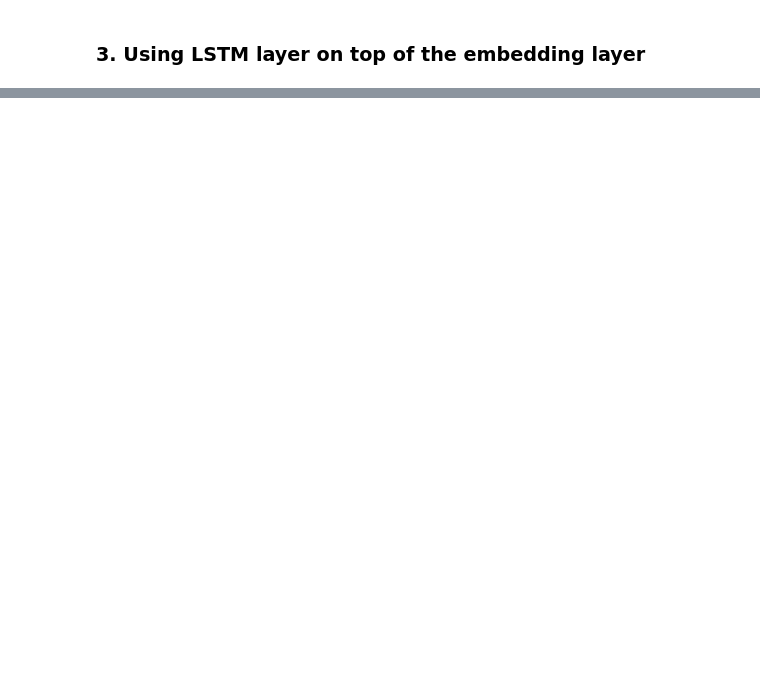
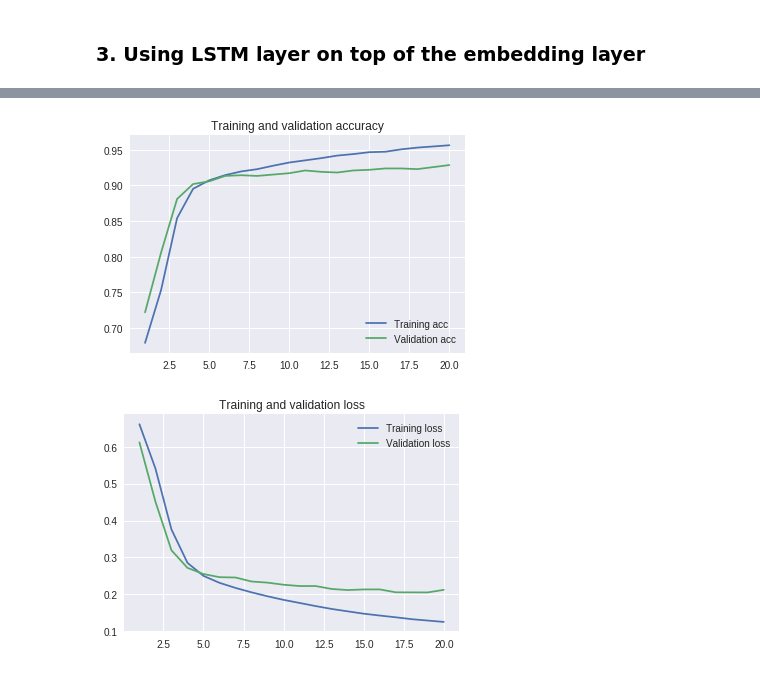
Before and after one commit to iamdsc/humor_detection, a Jupyter notebook: humor_detection_with_dl.ipynb, the cells around one changed output, grey strips where cells are left out. Cells and saved outputs as stored; diff of their text form; code cells hidden in the pictures; blank space fills up the shorter version.

```diff
--- a/humor_detection_with_dl.ipynb
+++ b/humor_detection_with_dl.ipynb
@@ -376,0 +380,16 @@ plot_result(history)
+# %%
+from keras.layers import Conv1D, MaxPooling1D, GlobalMaxPooling1D
+from keras.optimizers import RMSprop
+
+model = Sequential()
+model.add(Embedding(max_words, embedding_dim, input_length=maxlen))
+
+model.add(Conv1D(32, 7, activation='relu'))
+model.add(MaxPooling1D(5))
+
+model.add(Conv1D(32, 7, activation='relu'))
+model.add(GlobalMaxPooling1D())
+
+model.add(Dense(1, activation='sigmoid'))
+
+model.summary()
@@ -376,0 +416,4 @@ plot_result(history)
+# %%
+# train the model
+model.compile(optimizer=RMSprop(lr=1e-4), loss='binary_crossentropy', metrics=['acc'])
+history = model.fit(data, labels, epochs=20, batch_size=32, validation_split=0.1)
@@ -376,0 +438,6 @@ plot_result(history)
+# %%
+# plot the results
+plot_result(history)
+# %% [output]
+[figure, added]
+[figure, added]
```
Also changed, not shown: parts of 16 cells of this notebook.
